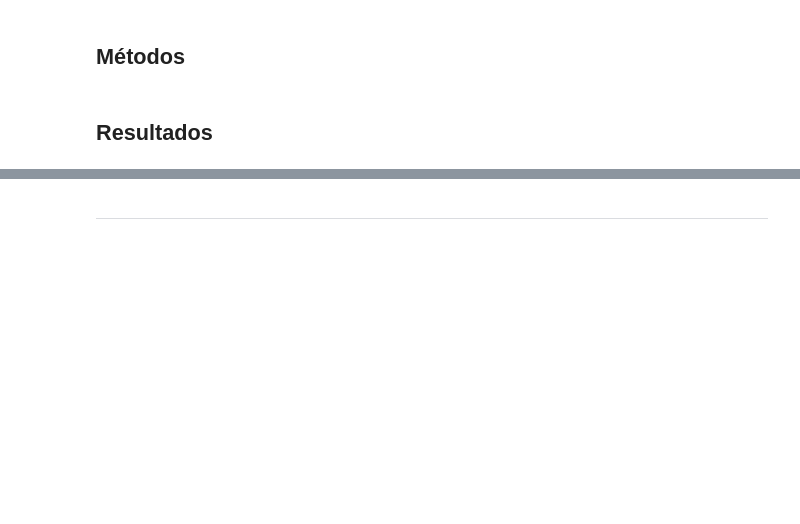
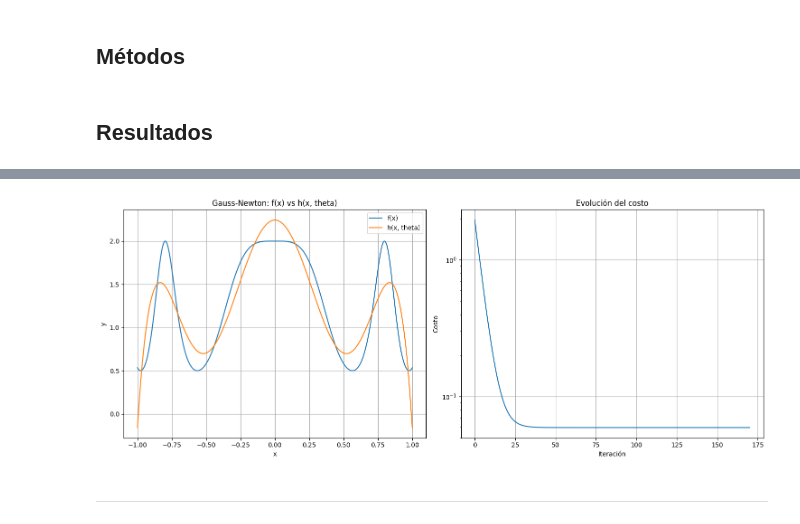
Before and after one commit to zamax14/MEMAD, a Jupyter notebook: T05/t05_alejandro_zarate_macias.ipynb, the cells around one changed output, grey strips where cells are left out. Drawn from its saved outputs; the diff is of its cells as text; code cells hidden in the pictures; blank space fills up the shorter version.

```diff
--- a/T05/t05_alejandro_zarate_macias.ipynb
+++ b/T05/t05_alejandro_zarate_macias.ipynb
@@ -55,3 +217,30 @@ A continuación, haga lo siguiente:
+# %%
+# Crear fig para las graficas
+plt.figure(figsize=(15, 6))
+
+# Grafica 1: función original vs función aproximada
+plt.subplot(1, 2, 1)
+plt.plot(x_norm,y, label='f(x)')
+plt.plot(x_norm,y_hat, label='h(x, theta)')
+plt.xlabel('x')
+plt.ylabel('y')
+plt.title('Gauss-Newton: f(x) vs h(x, theta)')
+plt.legend()
+plt.grid()
+
+# Grafica 2: Costo durante las iteraciones
+plt.subplot(1, 2, 2)
+plt.plot(range(len(cost_history)), cost_history)
+plt.xlabel('Iteración')
+plt.ylabel('Costo')
+plt.yscale('log')
+plt.title('Evolución del costo')
+plt.grid()
+
+plt.tight_layout()
+plt.show()
+# %% [output]
+[figure, added]
 # %% [markdown]
 ---
 # %% [markdown]
```
Also changed, not shown: parts of 33 cells of this notebook.
